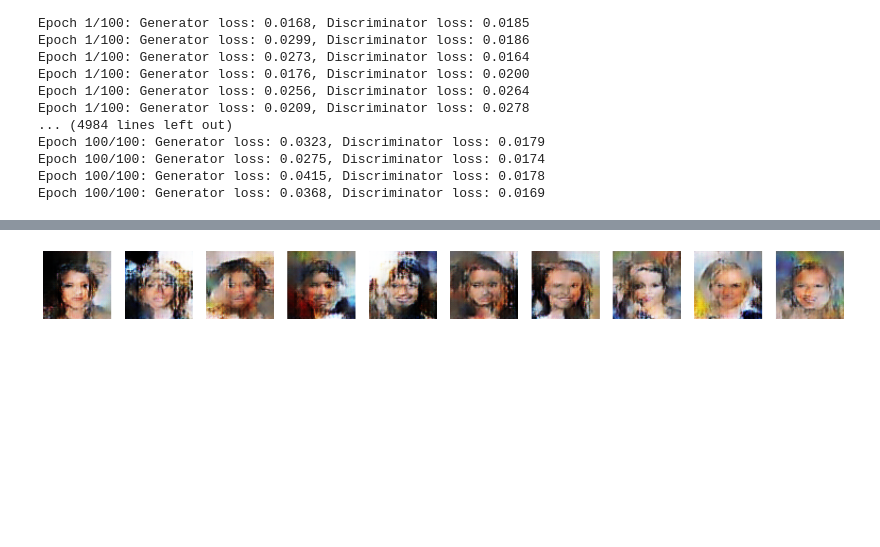
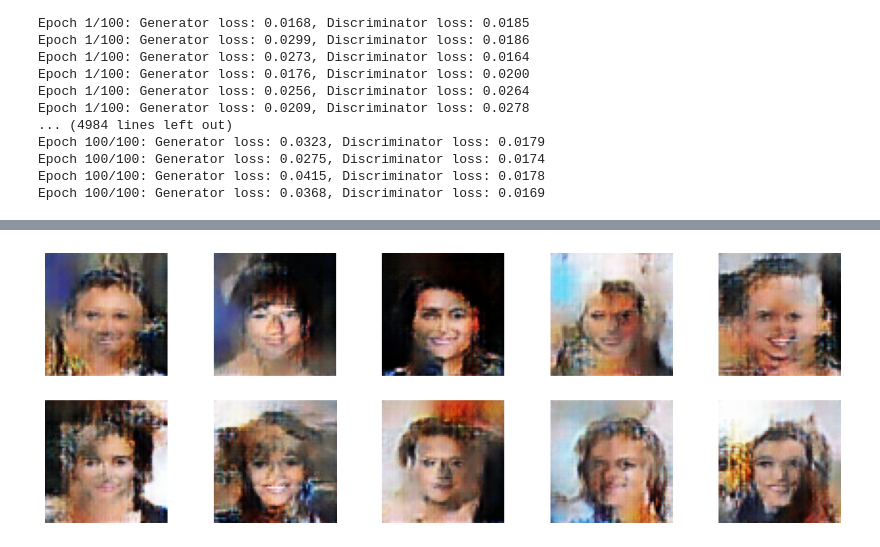
Before and after one commit to fridapp09/GAN-generateFaces, a Jupyter notebook: 166520_GAN_GenerateFaces.ipynb, the cells around one changed output, grey strips where cells are left out. Cells and saved outputs as stored; diff of their text form; code cells hidden in the pictures; blank space fills up the shorter version.

```diff
--- a/166520_GAN_GenerateFaces.ipynb
+++ b/166520_GAN_GenerateFaces.ipynb
@@ -224,7 +210,7 @@ noise = np.random.normal(0, 1, (num_images, latent_dim))
 generated_images = generator.predict(noise)
 
 # Display the images generated
-fig, axs = plt.subplots(1, 10, figsize=(20, 5))
+fig, axs = plt.subplots(2, 5, figsize=(15, 5))
 axs = axs.flatten()
 
 for i in range(10):
@@ -237 +223 @@ plt.show()
-[figure, old version]
+[figure, new version]
```
Also changed, not shown: parts of 3 cells of this notebook.
